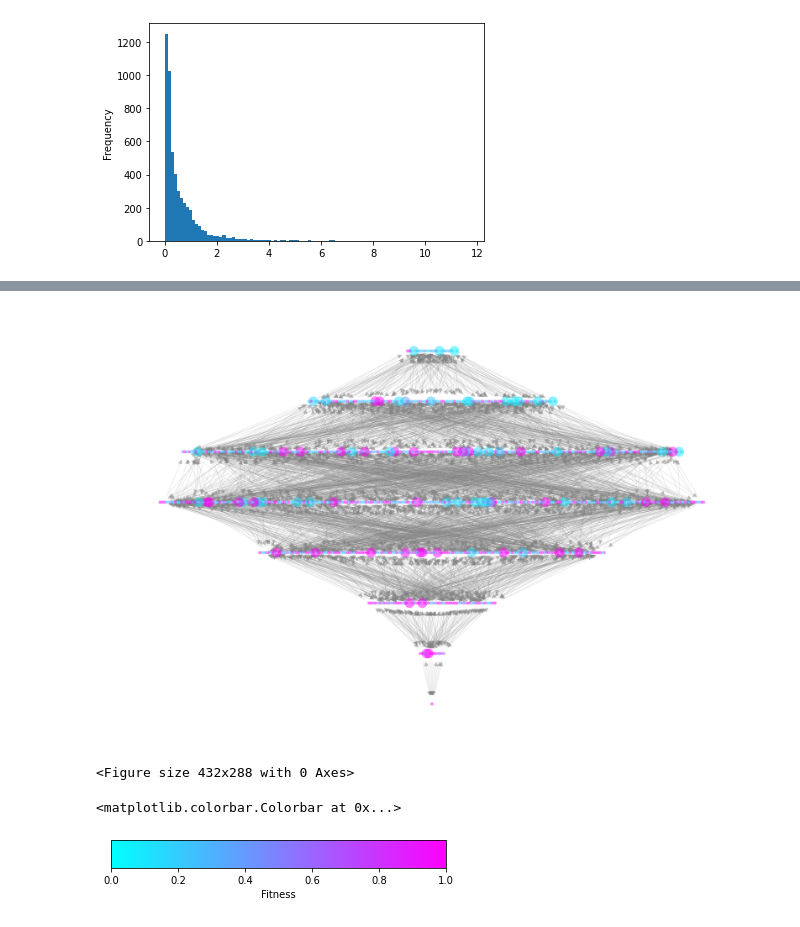
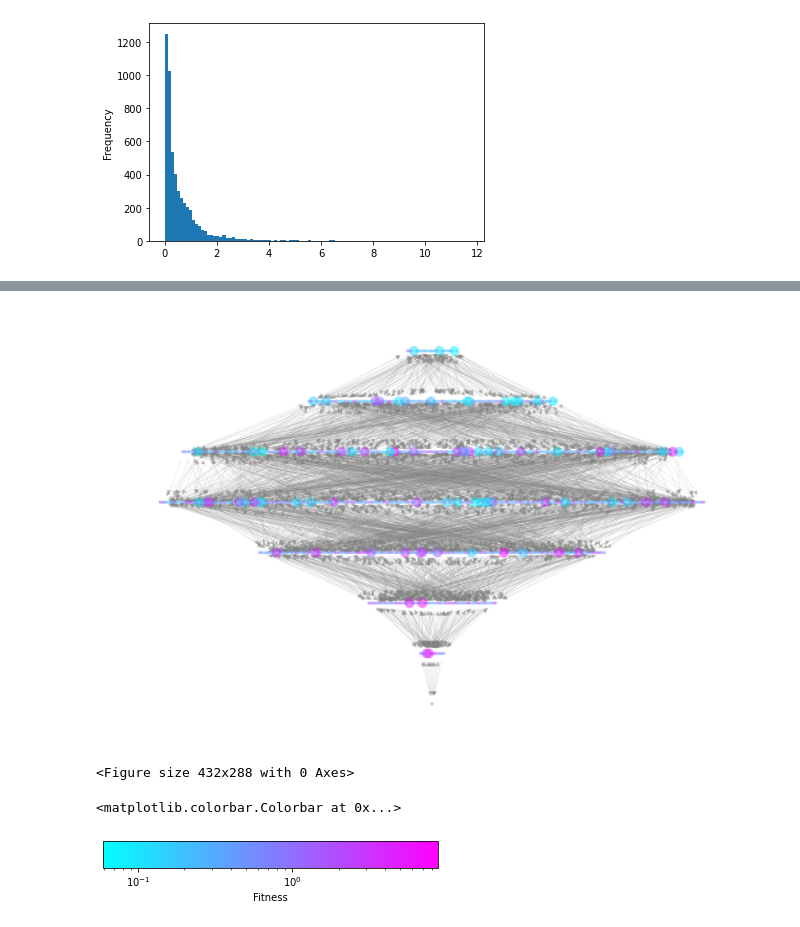
Before and after one commit to weigangq/nov-search, a Jupyter notebook: Weigang/flu-NA.ipynb, the cells around one changed output, grey strips where cells are left out. Drawn from its saved outputs; the diff is of its cells as text; code cells hidden in the pictures.

```diff
--- a/Weigang/flu-NA.ipynb
+++ b/Weigang/flu-NA.ipynb
@@ -96,38 +153,38 @@ import matplotlib.cm as cm
 
 #print(DG)
 # map fitness to color map
-norm = mpl.colors.Normalize(vmin=0, vmax=1)
+norm = mpl.colors.LogNorm(vmin=min(df['fit']), vmax=max(df['fit']))
 mapper = cm.ScalarMappable(norm=norm, cmap=mpl.cm.cool)
 NodeColors = [ mapper.to_rgba(DG.nodes[v]['fit']) for v in DG.nodes ]
 ndEdgeColors = []
 ndSizes = []
 for x in DG.nodes:
     if x in peaks:
         ndEdgeColors.append("red")
         ndSizes.append(100)
     elif x in vals:
         ndEdgeColors.append("blue")
         ndSizes.append(100)
     else:
         ndEdgeColors.append("none")
         ndSizes.append(10)
 
 #EdgeWidth = [ abs(DG.nodes[x[0]]['fit']-DG.nodes[x[1]]['fit'])*5 for x in DG.edges()]
 
 pos = nx.multipartite_layout(DG, align = 'horizontal')
 plt.figure(figsize = (12,8), dpi=300)
 ec = nx.draw_networkx_edges(DG, pos, width = 0.2, edge_color = "gray", alpha = 0.5)
 nc = nx.draw_networkx_nodes(DG, pos,
                             node_color=NodeColors,
                             node_size=ndSizes,
                             alpha = 0.5,
                             edgecolors="none"
                             )
 plt.axis('off')
 plt.show()
 plt.savefig("na.png")
 # %% [output]
-[figure, old version]
+[figure, new version]
 <Figure size 432x288 with 0 Axes>
 # %%
 fig, ax = plt.subplots(figsize=(6, 1))
@@ -140,4 +197,4 @@ fig.colorbar(mpl.cm.ScalarMappable(norm=norm, cmap=cmap),
              cax=ax, orientation='horizontal', label='Fitness')
 # %% [output]
 <matplotlib.colorbar.Colorbar at 0x...>
-[figure, old version]
+[figure, new version]
```
Also changed, not shown: parts of 2 cells of this notebook, 2 other files.
